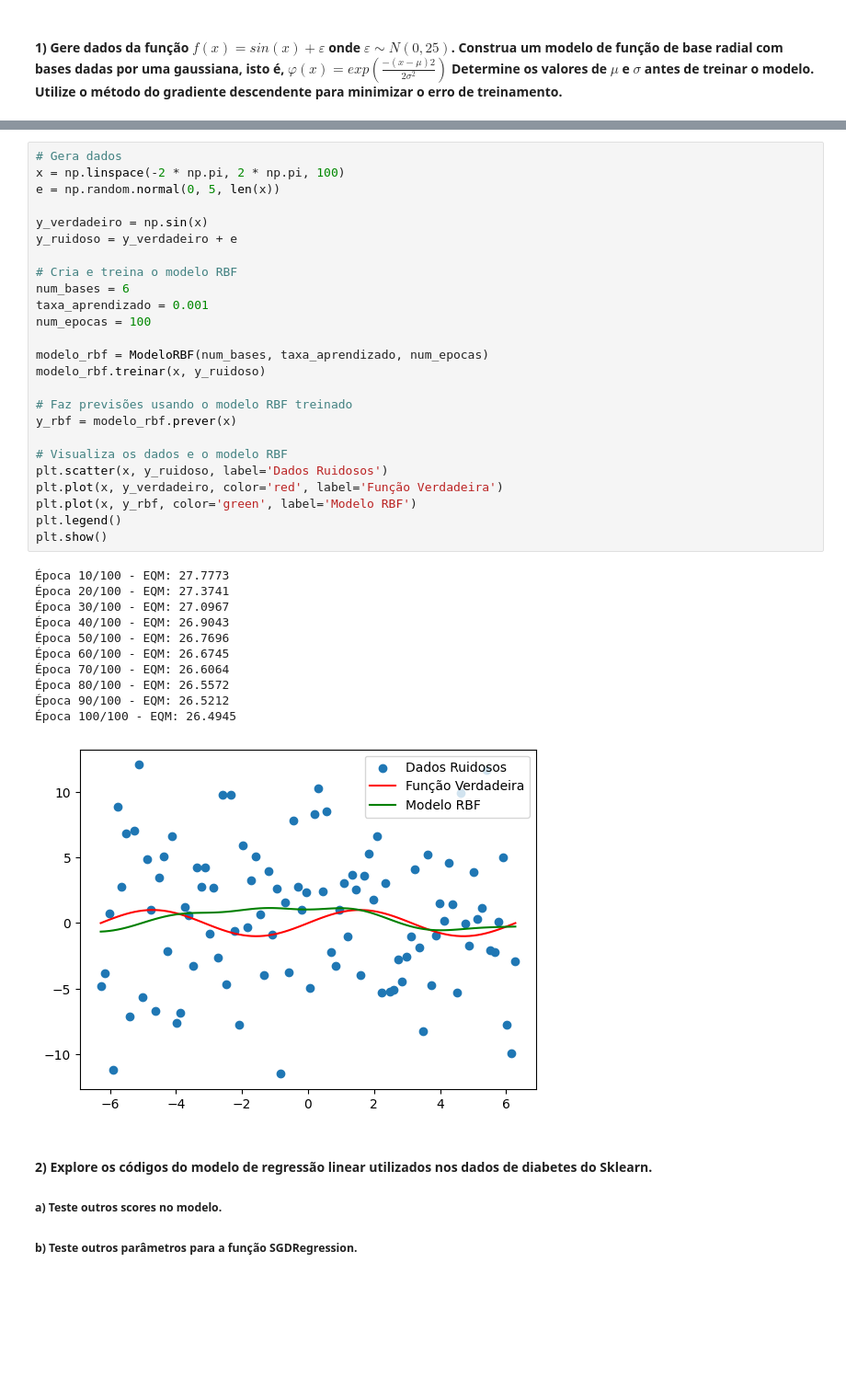
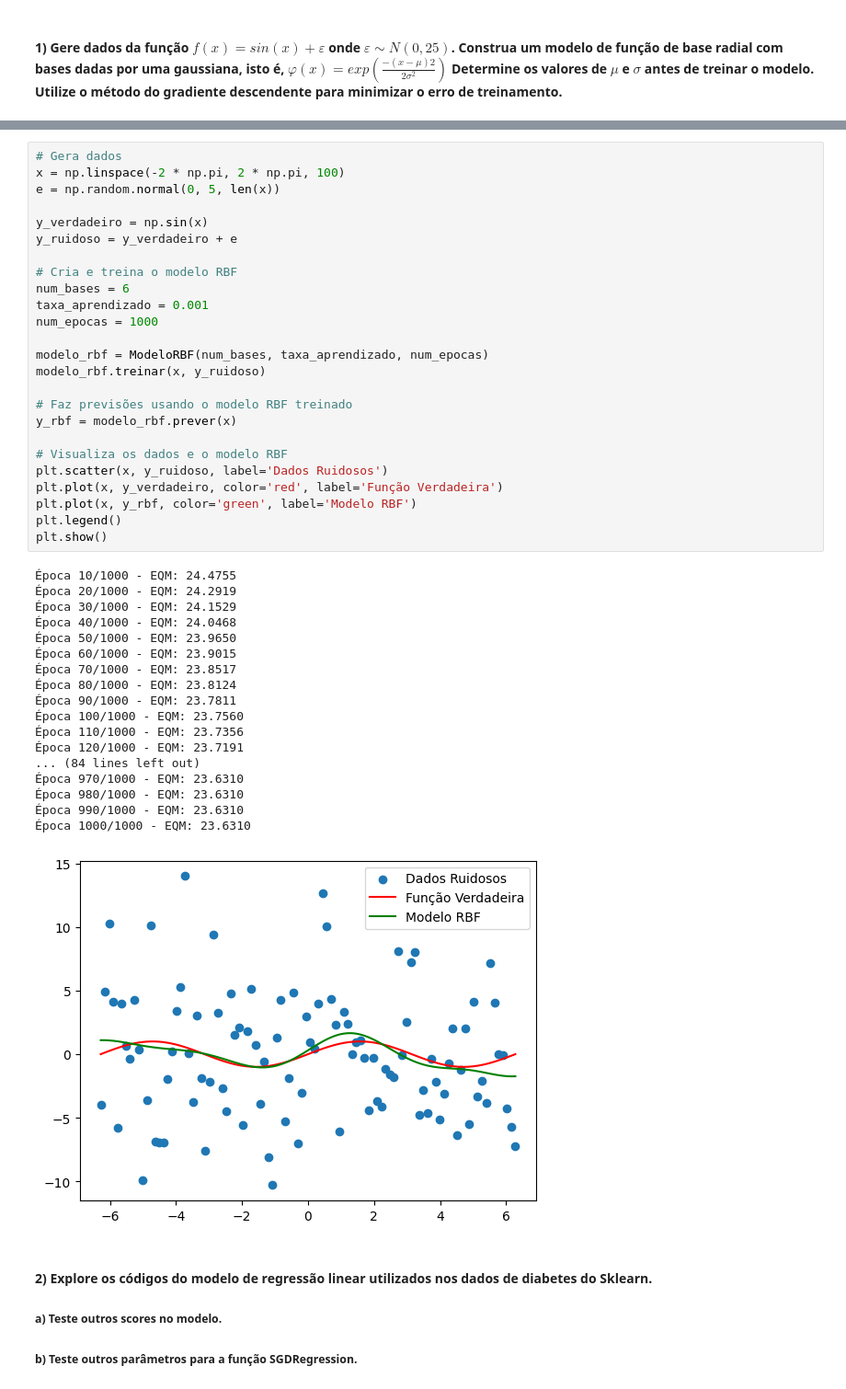
Before and after one commit to r2nery/ml-comp-methods, a Jupyter notebook: modulo-3.ipynb, the cells around one changed output, grey strips where cells are left out. Shown: that part at 92% size. Drawn from its saved outputs; the diff is of its cells as text; blank space fills up the shorter version.

```diff
--- a/modulo-3.ipynb
+++ b/modulo-3.ipynb
@@ -236,40 +248,47 @@ class ModeloRBF:
 # %%
 # Gera dados
 x = np.linspace(-2 * np.pi, 2 * np.pi, 100)
 e = np.random.normal(0, 5, len(x))
 
 y_verdadeiro = np.sin(x)
 y_ruidoso = y_verdadeiro + e
 
 # Cria e treina o modelo RBF
 num_bases = 6
 taxa_aprendizado = 0.001
-num_epocas = 100
+num_epocas = 1000
 
 modelo_rbf = ModeloRBF(num_bases, taxa_aprendizado, num_epocas)
 modelo_rbf.treinar(x, y_ruidoso)
 
 # Faz previsões usando o modelo RBF treinado
 y_rbf = modelo_rbf.prever(x)
 
 # Visualiza os dados e o modelo RBF
 plt.scatter(x, y_ruidoso, label='Dados Ruidosos')
 plt.plot(x, y_verdadeiro, color='red', label='Função Verdadeira')
 plt.plot(x, y_rbf, color='green', label='Modelo RBF')
 plt.legend()
 plt.show()
 # %% [output]
-Época 10/100 - EQM: 27.7773
-Época 20/100 - EQM: 27.3741
-Época 30/100 - EQM: 27.0967
-Época 40/100 - EQM: 26.9043
-Época 50/100 - EQM: 26.7696
-Época 60/100 - EQM: 26.6745
-Época 70/100 - EQM: 26.6064
-Época 80/100 - EQM: 26.5572
-Época 90/100 - EQM: 26.5212
-Época 100/100 - EQM: 26.4945
+Época 10/1000 - EQM: 24.4755
+Época 20/1000 - EQM: 24.2919
+Época 30/1000 - EQM: 24.1529
+Época 40/1000 - EQM: 24.0468
+Época 50/1000 - EQM: 23.9650
+Época 60/1000 - EQM: 23.9015
+Época 70/1000 - EQM: 23.8517
+Época 80/1000 - EQM: 23.8124
+Época 90/1000 - EQM: 23.7811
+Época 100/1000 - EQM: 23.7560
+Época 110/1000 - EQM: 23.7356
+Época 120/1000 - EQM: 23.7191
+... (84 lines left out)
+Época 970/1000 - EQM: 23.6310
+Época 980/1000 - EQM: 23.6310
+Época 990/1000 - EQM: 23.6310
+Época 1000/1000 - EQM: 23.6310
-[figure, old version]
+[figure, new version]
 # %% [markdown]
 #### 2) Explore os códigos do modelo de regressão linear utilizados nos dados de diabetes do Sklearn.
 ##### a) Teste outros scores no modelo.
```
Also changed, not shown: parts of 25 cells of this notebook, 1 other file.
